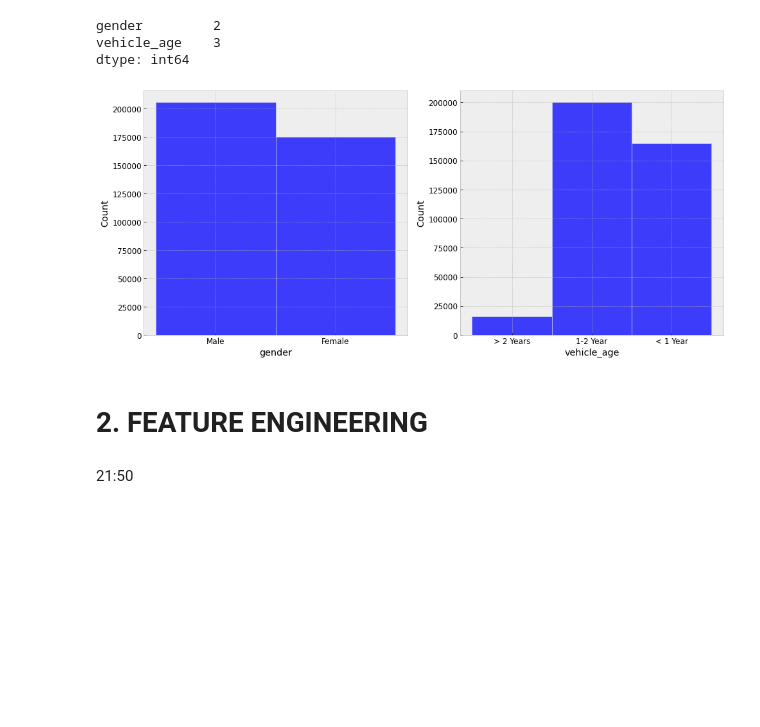
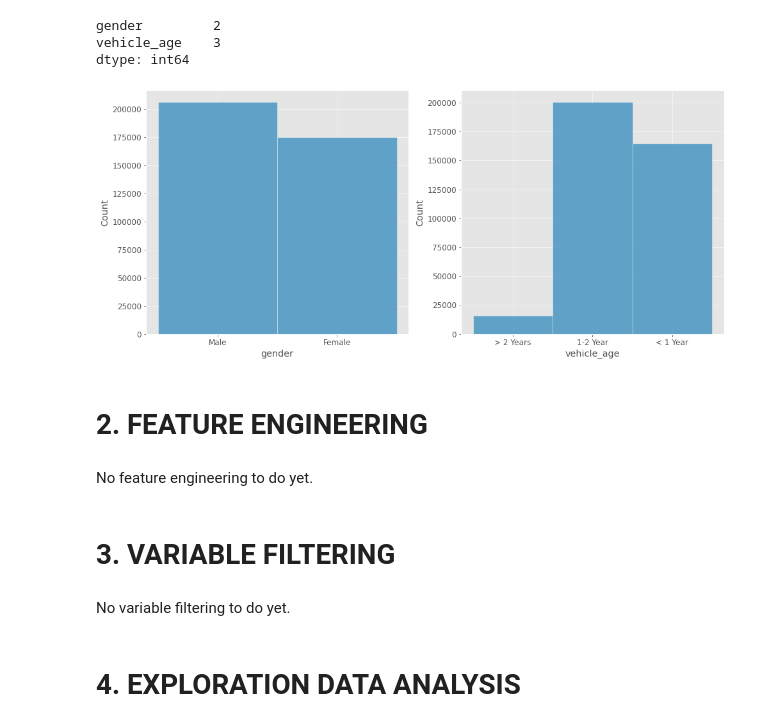
Before and after one commit to gdelimacarvalho/insurance_project, a Jupyter notebook: insurance_project.ipynb, the cells around one changed output. Saved outputs shown, nothing was run; the diff lists cells and outputs as text; code cells hidden in the pictures; blank space fills up the shorter version.

```diff
--- a/insurance_project.ipynb
+++ b/insurance_project.ipynb
@@ -41,8 +48,8 @@ string_connect = 'postgresql://' + username + ':' + pwd + '@' + host + ':' + str
 engine = sa.create_engine(string_connect)
 conn1 = engine.connect()
 df_raw = pd.read_sql(query, conn1)
-# %%
-df_raw = df_raw.drop(df.columns[[5,10]], axis=1)
+# %%
+df_raw = df_raw.loc[:,~df_raw.columns.duplicated()]
 # %%
 df_raw
 # %% [output]
@@ -244,20 +256,22 @@ gender         2
 vehicle_age    3
 dtype: int64
 # %%
-plt.style.use( 'bmh' )
+plt.style.use( 'ggplot' )
 plt.rcParams['figure.figsize'] = [25, 7]
 plt.rcParams['font.size'] = 12
 
 plt.subplot(1, 3, 1)
 sns.histplot(x='gender', data=df1);
 
 plt.subplot(1, 3, 2)
 sns.histplot(x='vehicle_age', data=df1);
 # %% [output]
-[figure, old version]
+[figure, new version]
 # %% [markdown]
 # 2. FEATURE ENGINEERING
 # %%
 df2 = df1.copy()
-# %% [markdown]
-21:50
+# %% [markdown]
+No feature engineering to do yet.
+# %% [markdown]
+# 3. VARIABLE FILTERING
@@ -263,0 +280,4 @@ df2 = df1.copy()
+# %% [markdown]
+No variable filtering to do yet.
+# %% [markdown]
+# 4. EXPLORATION DATA ANALYSIS
```
Also changed, not shown: parts of 67 cells of this notebook.
